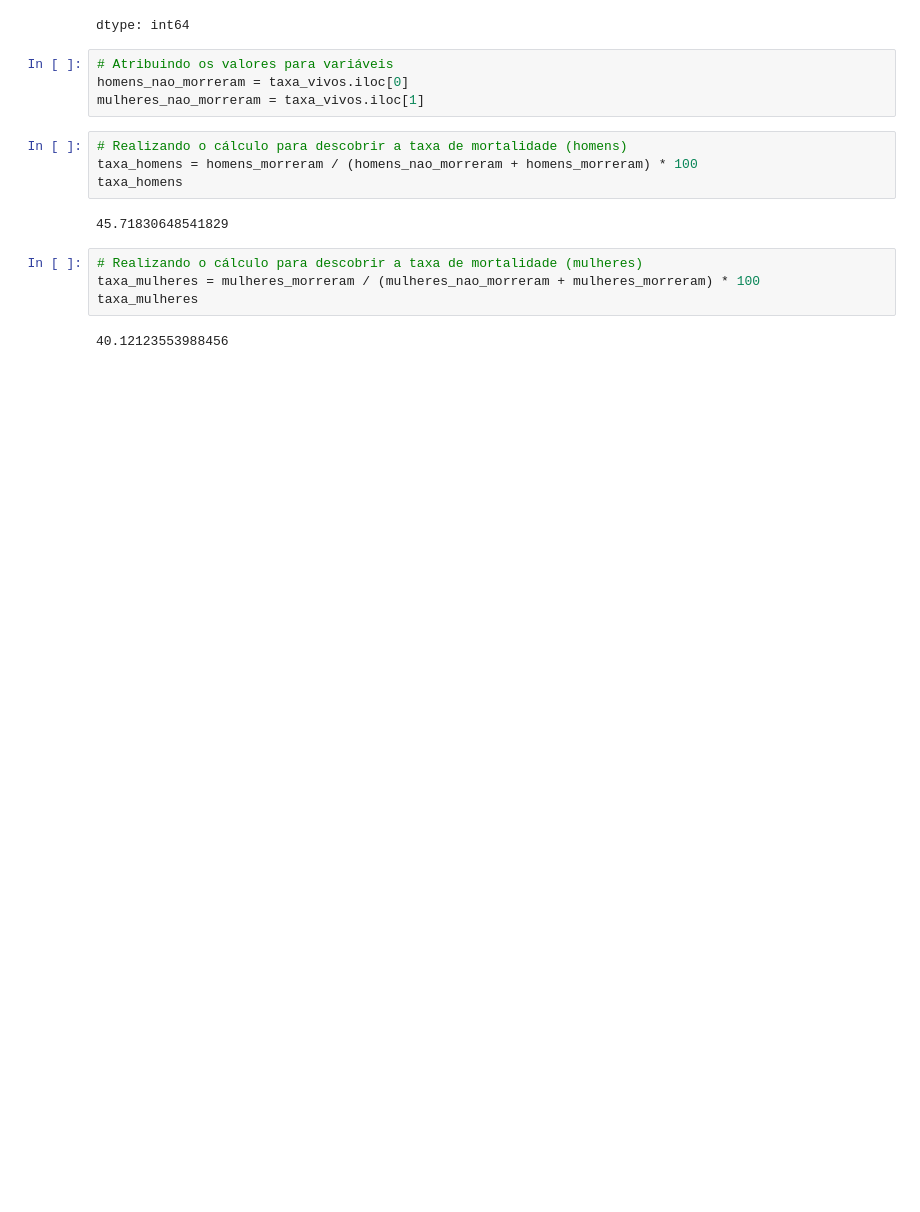
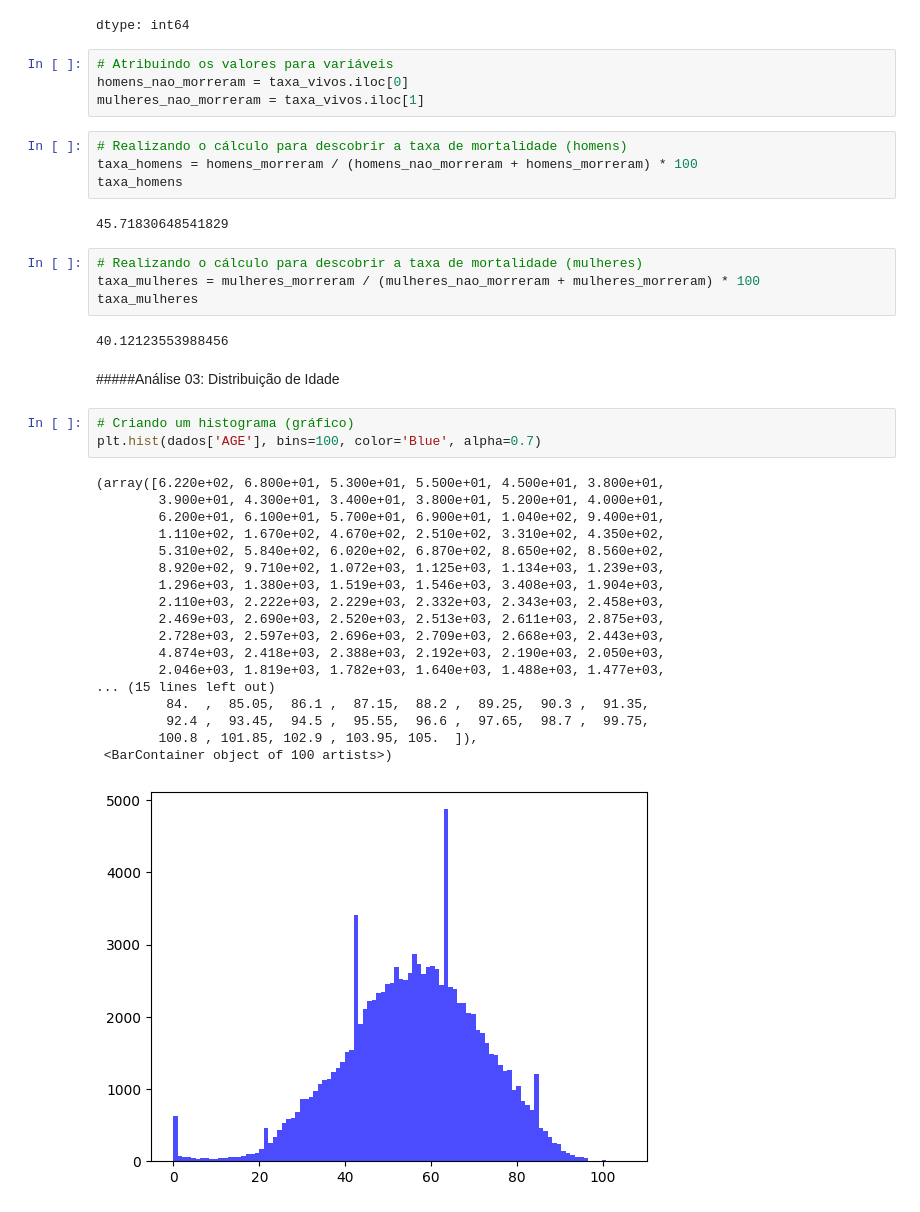
Before and after one commit to matheuspfferreira/python_data_science, a Jupyter notebook: Covid - 07/notebook/nb_covid.ipynb, the cells around one changed output. Drawn from its saved outputs; the diff is of its cells as text; blank space fills up the shorter version.

```diff
--- a/Covid - 07/notebook/nb_covid.ipynb
+++ b/Covid - 07/notebook/nb_covid.ipynb
@@ -300,3 +301,27 @@ taxa_mulheres = mulheres_morreram / (mulheres_nao_morreram + mulheres_morreram)
 taxa_mulheres
 # %% [output]
 40.12123553988456
+# %% [markdown]
+#####Análise 03: Distribuição de Idade
+# %%
+# Criando um histograma (gráfico)
+plt.hist(dados['AGE'], bins=100, color='Blue', alpha=0.7)
+# %% [output]
+(array([6.220e+02, 6.800e+01, 5.300e+01, 5.500e+01, 4.500e+01, 3.800e+01,
+        3.900e+01, 4.300e+01, 3.400e+01, 3.800e+01, 5.200e+01, 4.000e+01,
+        6.200e+01, 6.100e+01, 5.700e+01, 6.900e+01, 1.040e+02, 9.400e+01,
+        1.110e+02, 1.670e+02, 4.670e+02, 2.510e+02, 3.310e+02, 4.350e+02,
+        5.310e+02, 5.840e+02, 6.020e+02, 6.870e+02, 8.650e+02, 8.560e+02,
+        8.920e+02, 9.710e+02, 1.072e+03, 1.125e+03, 1.134e+03, 1.239e+03,
+        1.296e+03, 1.380e+03, 1.519e+03, 1.546e+03, 3.408e+03, 1.904e+03,
+        2.110e+03, 2.222e+03, 2.229e+03, 2.332e+03, 2.343e+03, 2.458e+03,
+        2.469e+03, 2.690e+03, 2.520e+03, 2.513e+03, 2.611e+03, 2.875e+03,
+        2.728e+03, 2.597e+03, 2.696e+03, 2.709e+03, 2.668e+03, 2.443e+03,
+        4.874e+03, 2.418e+03, 2.388e+03, 2.192e+03, 2.190e+03, 2.050e+03,
+        2.046e+03, 1.819e+03, 1.782e+03, 1.640e+03, 1.488e+03, 1.477e+03,
+... (15 lines left out)
+         84.  ,  85.05,  86.1 ,  87.15,  88.2 ,  89.25,  90.3 ,  91.35,
+         92.4 ,  93.45,  94.5 ,  95.55,  96.6 ,  97.65,  98.7 ,  99.75,
+        100.8 , 101.85, 102.9 , 103.95, 105.  ]),
+ <BarContainer object of 100 artists>)
+[figure, added]
```
Also changed, not shown: parts of 6 cells of this notebook.
